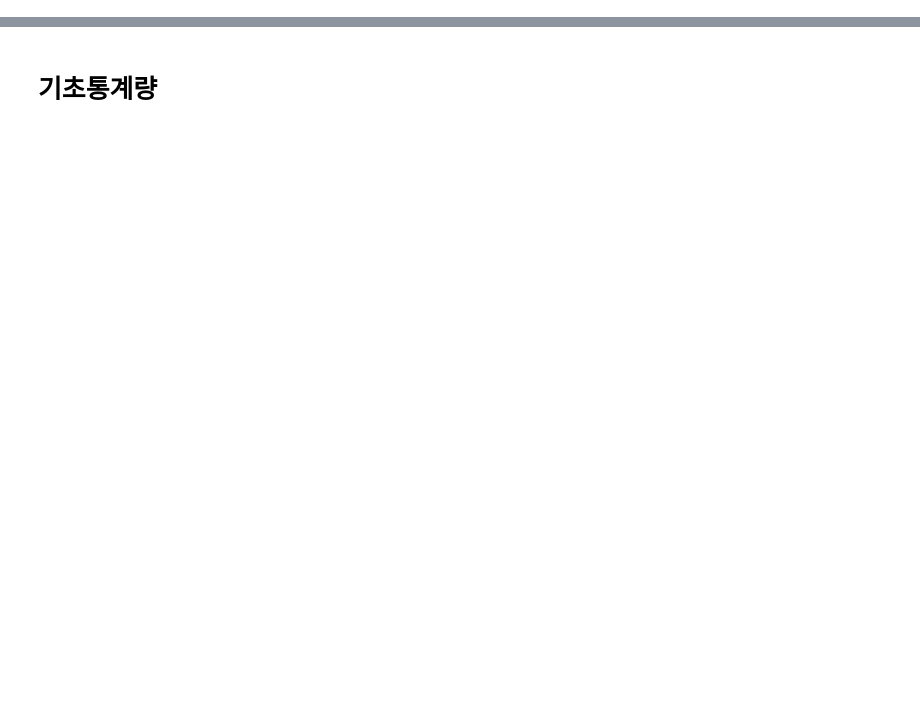
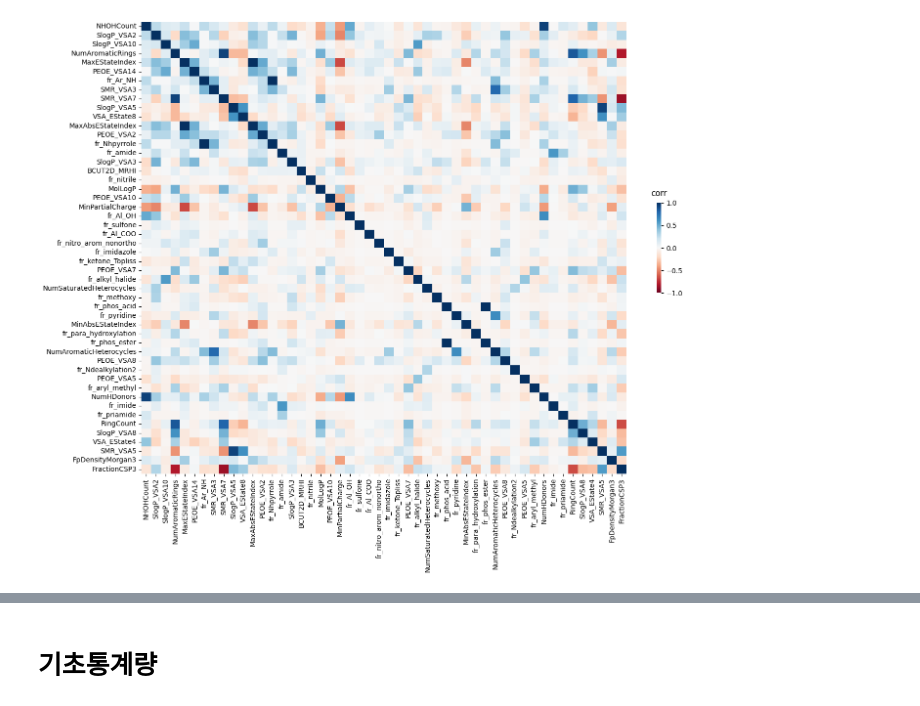
Before and after one commit to DSjayjang/Project, a Jupyter notebook: ChemGCNs/visualization/heatmap.ipynb, the cells around one changed output, grey strips where cells are left out. Cells and saved outputs as stored; diff of their text form; code cells hidden in the pictures; blank space fills up the shorter version.

```diff
--- a/ChemGCNs/visualization/heatmap.ipynb
+++ b/ChemGCNs/visualization/heatmap.ipynb
@@ -62,30 +50,32 @@ self_feats[i, 2] = mol_graph.Chi1
 # %%
-# # heatmap
-# # 상관관계 행렬
+# heatmap
+# 상관관계 행렬
 
-# col_order = X_train_None0.columns
-# df_corr = df_screening.drop(columns=['target'])[col_order]
-# df_corr = df_corr.corr()
+col_order = X_train_None0.columns
+df_corr = df_screening.drop(columns=['target'])[col_order]
+df_corr = df_corr.corr()
 
-# save_dir = r'.\results_figure\heatmap'
-# dataset = variable_selection.DATASET.replace('datasets\\', '')
+save_dir = r'.\results_figure\heatmap'
+dataset = variable_selection.DATASET.replace('datasets\\', '')
 
-# import seaborn as sns
-# import matplotlib.pyplot as plt
+import seaborn as sns
+import matplotlib.pyplot as plt
 
-# plt.figure(figsize = (16,12))
-# ax = sns.heatmap(df_corr, annot = False, center = 0, cmap = 'RdBu', vmin=-1, vmax=1, cbar_kws={'shrink': 0.2, 'aspect': 20}, xticklabels=True)
+plt.figure(figsize = (16,12))
+ax = sns.heatmap(df_corr, annot = False, center = 0, cmap = 'RdBu', vmin=-1, vmax=1, cbar_kws={'shrink': 0.2, 'aspect': 20}, xticklabels=True)
 
-# # Color bar 타이틀 설정
-# colorbar = ax.collections[0].colorbar
-# colorbar.ax.set_title("corr", fontsize=12, pad = 10)
-# plt.xticks(rotation=90, fontsize=10)
+# Color bar 타이틀 설정
+colorbar = ax.collections[0].colorbar
+colorbar.ax.set_title("corr", fontsize=12, pad = 10)
+plt.xticks(rotation=90, fontsize=10)
 
 # # 저장
 # file_name = f'heatmap_{dataset}.png'
 # file_path = os.path.join(save_dir, file_name)
 # print(file_path)
 # plt.savefig(file_path, dpi = 300, bbox_inches = 'tight')
 
-# plt.show()
+plt.show()
+# %% [output]
+[figure, added]
 # %%
```
Also changed, not shown: parts of 4 cells of this notebook, 3 other files.
